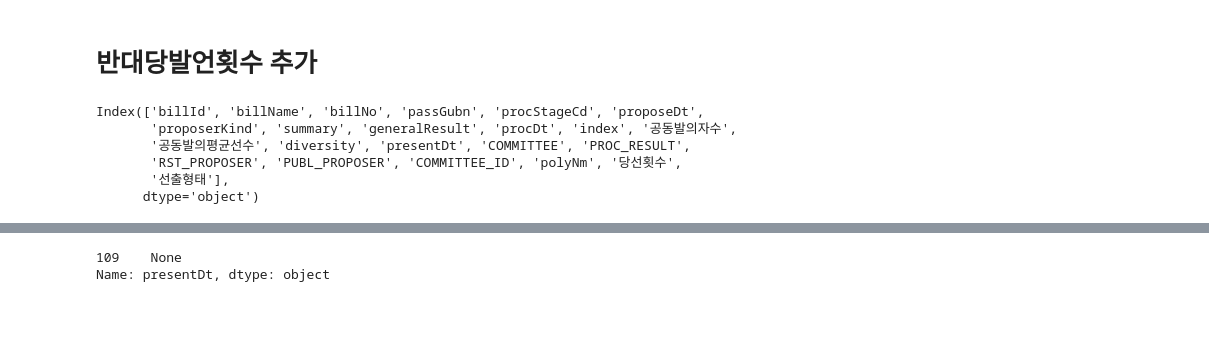
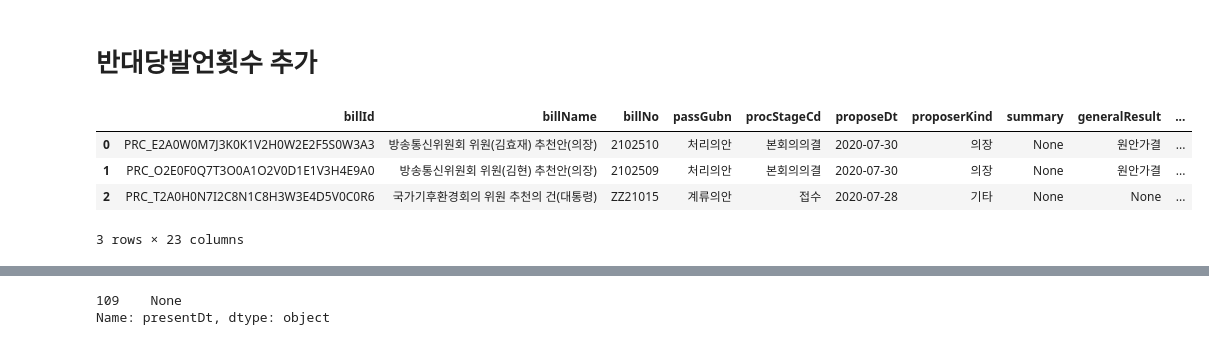
Before and after one commit to swim1927/bill_pj, a Jupyter notebook: bill_survival/data_preprocess_21th.ipynb, the cells around one changed output, grey strips where cells are left out. Cells and saved outputs as stored; diff of their text form; code cells hidden in the pictures; blank space fills up the shorter version.

```diff
--- a/bill_survival/data_preprocess_21th.ipynb
+++ b/bill_survival/data_preprocess_21th.ipynb
@@ -208,21 +208,19 @@ for i in range(len(df)):
 # %%
 import sqlite3
 import pandas as pd
 conn = sqlite3.connect("bills.db", isolation_level=None)
 cursor = conn.cursor()
 
-cursor.execute("select * from bills_2021 WHERE proposeDt >= '2020-06-01' and passGubn = '계류의안'")
+cursor.execute("select * from bills_2021 WHERE proposeDt >= '2020-06-01' and presentDt > '2020-12-15'")
 
 rows = cursor.fetchall()
 cols = [column[0] for column in cursor.description]
 
 df = pd.DataFrame.from_records(data=rows, columns=cols)
+df.head(3)
+# %% [output]
+|  | billId | billName | billNo | passGubn | procStageCd | proposeDt | proposerKind | summary | generalResult | ... |
+| 0 | PRC_E2A0W0M7J3K0K1V2H0W2E2F5S0W3A3 | 방송통신위원회 위원(김효재) 추천안(의장) | 2102510 | 처리의안 | 본회의의결 | 2020-07-30 | 의장 | None | 원안가결 | ... |
+| 1 | PRC_O2E0F0Q7T3O0A1O2V0D1E1V3H4E9A0 | 방송통신위원회 위원(김현) 추천안(의장) | 2102509 | 처리의안 | 본회의의결 | 2020-07-30 | 의장 | None | 원안가결 | ... |
+| 2 | PRC_T2A0H0N7I2C8N1C8H3W3E4D5V0C0R6 | 국가기후환경회의 위원 추천의 건(대통령) | ZZ21015 | 계류의안 | 접수 | 2020-07-28 | 기타 | None | None | ... |
+3 rows × 23 columns
-# %%
-df.columns
-# %% [output]
-Index(['billId', 'billName', 'billNo', 'passGubn', 'procStageCd', 'proposeDt',
-       'proposerKind', 'summary', 'generalResult', 'procDt', 'index', '공동발의자수',
-       '공동발의평균선수', 'diversity', 'presentDt', 'COMMITTEE', 'PROC_RESULT',
-       'RST_PROPOSER', 'PUBL_PROPOSER', 'COMMITTEE_ID', 'polyNm', '당선횟수',
-       '선출형태'],
-      dtype='object')
```
Also changed, not shown: parts of 25 cells of this notebook, 9 other files.
